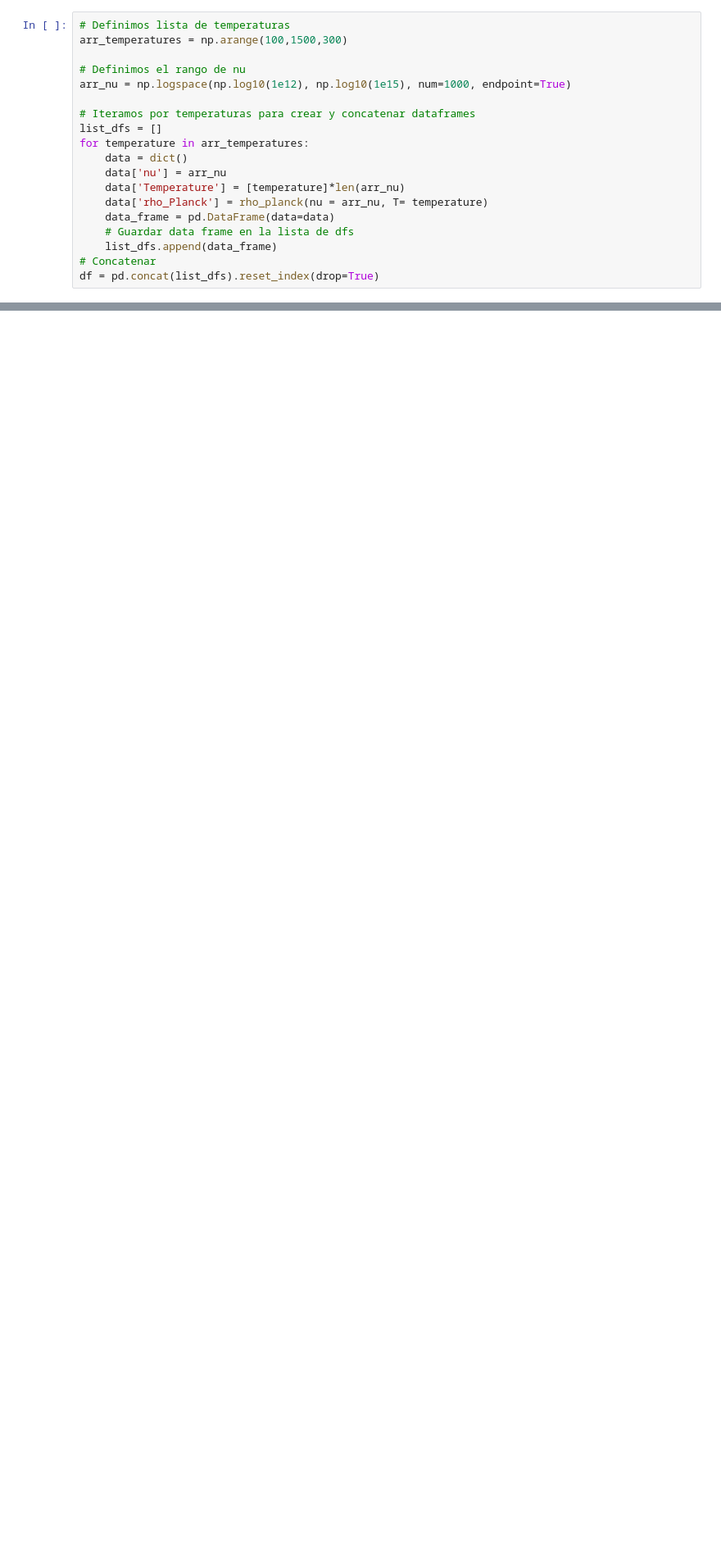
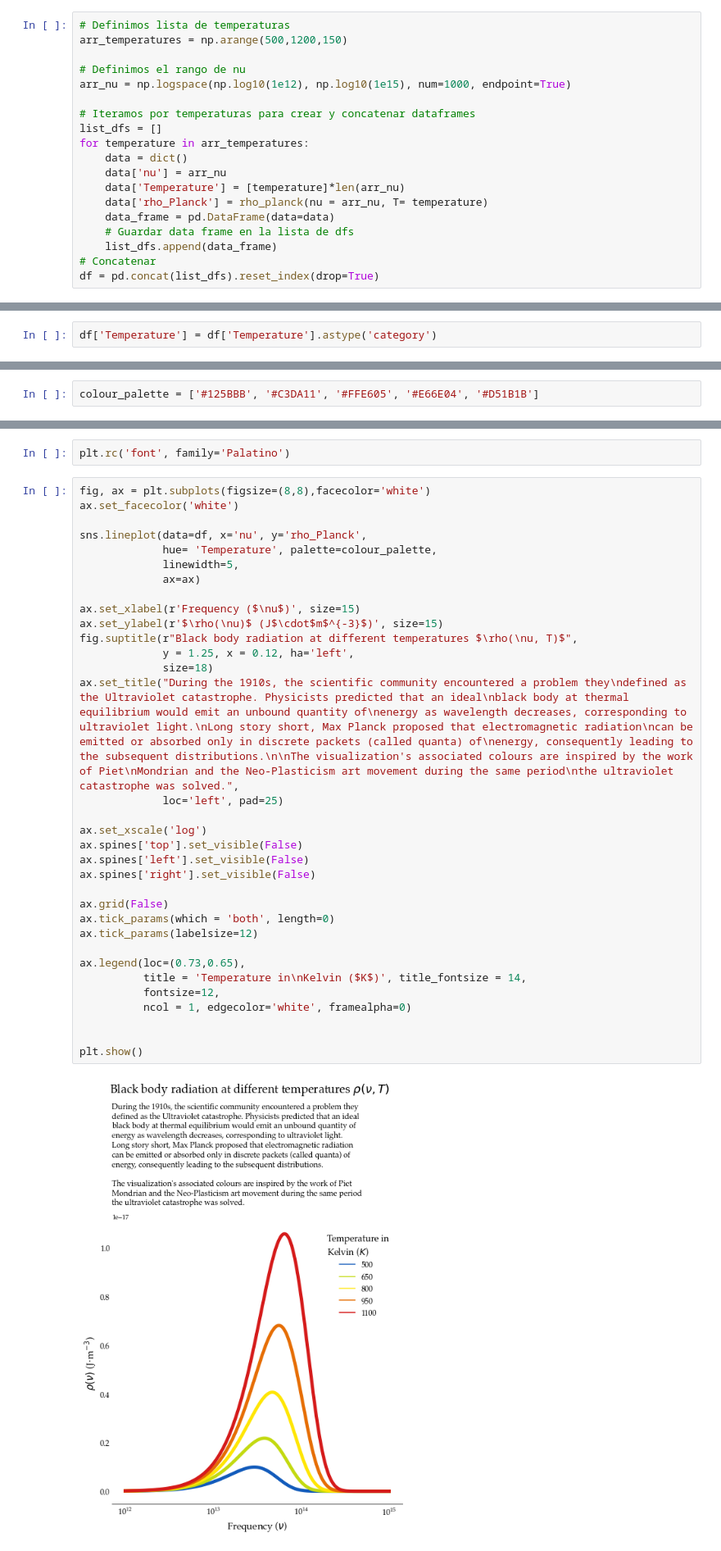
Before and after one commit to isaacarroyov/30DayChartChallenge, a Jupyter notebook: 2022/day_07/30daychartchallenge_day_07_physical.ipynb, the cells around one changed output, grey strips where cells are left out. Shown at 82% size. Drawn from its saved outputs; the diff is of its cells as text; blank space fills up the shorter version.

Commit message:
[UPDATE] Day 07 -> physical distributions

```diff
--- a/2022/day_07/30daychartchallenge_day_07_physical.ipynb
+++ b/2022/day_07/30daychartchallenge_day_07_physical.ipynb
@@ -28,7 +28,7 @@ def rho_planck(nu,T):
 ## Crear conjunto de datos
 # %%
 # Definimos lista de temperaturas
-arr_temperatures = np.arange(100,1500,300)
+arr_temperatures = np.arange(500,1200,150)
 
 # Definimos el rango de nu
 arr_nu = np.logspace(np.log10(1e12), np.log10(1e15), num=1000, endpoint=True)
@@ -49,0 +52,2 @@ df = pd.concat(list_dfs).reset_index(drop=True)
+# %%
+df['Temperature'] = df['Temperature'].astype('category')
@@ -50,2 +62,4 @@ df = pd.concat(list_dfs).reset_index(drop=True)
+# %%
+colour_palette = ['#125BBB', '#C3DA11', '#FFE605', '#E66E04', '#D51B1B']
 # %% [markdown]
 ### Matplotlib + Seaborn
@@ -76,0 +66,37 @@ alt.Chart(data=df).mark_line().encode(
+# %%
+plt.rc('font', family='Palatino')
+# %%
+fig, ax = plt.subplots(figsize=(8,8),facecolor='white')
+ax.set_facecolor('white')
+
+sns.lineplot(data=df, x='nu', y='rho_Planck',
+             hue= 'Temperature', palette=colour_palette,
+             linewidth=5,
+             ax=ax)
+
+ax.set_xlabel(r'Frequency ($\nu$)', size=15)
+ax.set_ylabel(r'$\rho(\nu)$ (J$\cdot$m$^{-3}$)', size=15)
+fig.suptitle(r"Black body radiation at different temperatures $\rho(\nu, T)$",
+             y = 1.25, x = 0.12, ha='left',
+             size=18)
+ax.set_title("During the 1910s, the scientific community encountered a problem they\ndefined as the Ultraviolet catastrophe. Physicists predicted that an ideal\nblack body at thermal equilibrium would emit an unbound quantity of\nenergy as wavelength decreases, corresponding to ultraviolet light.\nLong story short, Max Planck proposed that electromagnetic radiation\ncan be emitted or absorbed only in discrete packets (called quanta) of\nenergy, consequently leading to the subsequent distributions.\n\nThe visualization's associated colours are inspired by the work of Piet\nMondrian and the Neo-Plasticism art movement during the same period\nthe ultraviolet catastrophe was solved.",
+             loc='left', pad=25)
+
+ax.set_xscale('log')
+ax.spines['top'].set_visible(False)
+ax.spines['left'].set_visible(False)
+ax.spines['right'].set_visible(False)
+
+ax.grid(False)
+ax.tick_params(which = 'both', length=0)
+ax.tick_params(labelsize=12)
+
+ax.legend(loc=(0.73,0.65),
+          title = 'Temperature in\nKelvin ($K$)', title_fontsize = 14,
+          fontsize=12,
+          ncol = 1, edgecolor='white', framealpha=0)
+
+
+plt.show()
+# %% [output]
+[figure, added]
```
Also changed, not shown: parts of 6 cells of this notebook, 1 other file.
